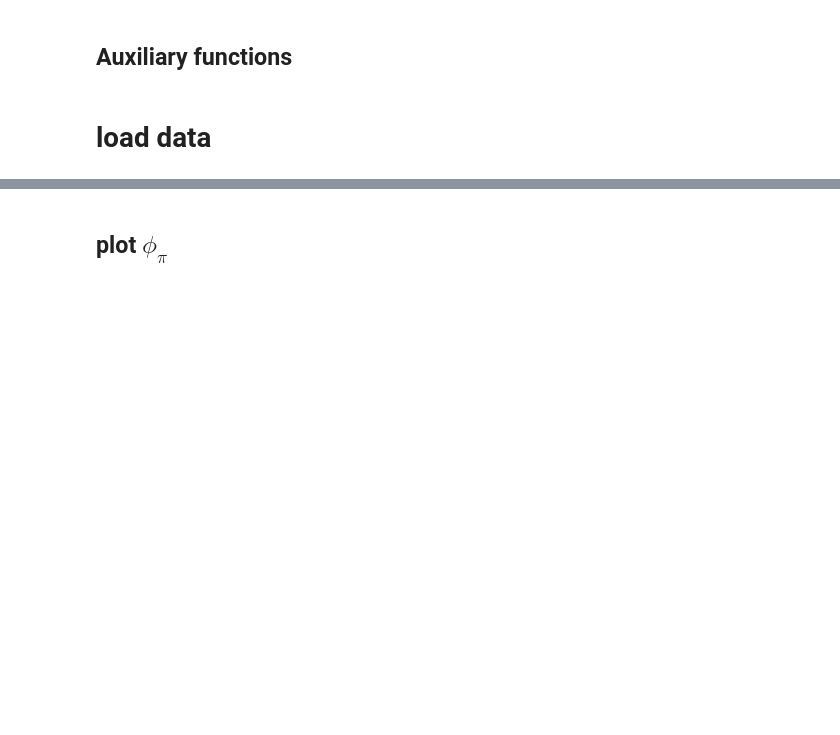
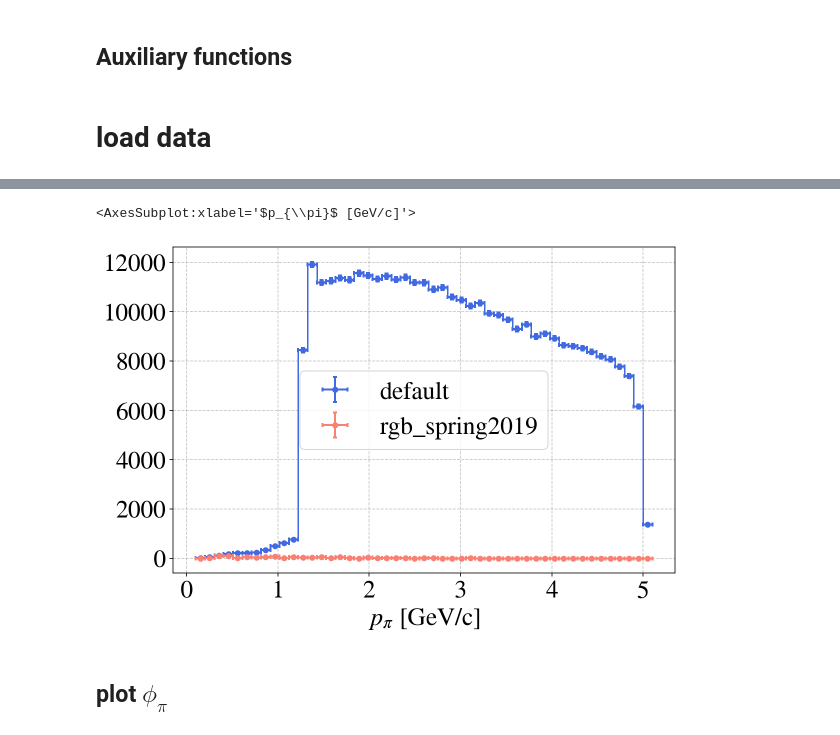
Before and after one commit to erezcoh4/SIDIS_at_BAND, a Jupyter notebook: PythonAnalysis/AcceptanceCorrections/MC_driven_AcceptanceCorrection/phi_Pi_default_vs_rgb_spring2019.ipynb, the cells around one changed output, grey strips where cells are left out. Drawn from its saved outputs; the diff is of its cells as text; code cells hidden in the pictures; blank space fills up the shorter version.

```diff
--- a/PythonAnalysis/AcceptanceCorrections/MC_driven_AcceptanceCorrection/phi_Pi_default_vs_rgb_spring2019.ipynb
+++ b/PythonAnalysis/AcceptanceCorrections/MC_driven_AcceptanceCorrection/phi_Pi_default_vs_rgb_spring2019.ipynb
@@ -34,0 +43,18 @@ done
+# %%
+for piIdx,pi_df,pi_label,pi_print in zip([1,2],[pips,pims],pi_labels,pi_prints):
+    print('-----------------------')
+    print(pi_print)
+    print('-----------------------')
+
+    for label,color in zip(labels,colors):
+        print(label,'gcard')
+        df = pi_df[label]
+        print(len(df),pi_print,'events simulated')
+
+        df = df[(df.e_reconstructed==1)]
+        print(len(df),pi_print,'events electron reconstructed')
+
+        df = df[(df.e_reconstructed==1) & (df.pi_reconstructed==1)]
+        print(len(df),pi_print,'events electron and pion reconstructed')
+
+        print('')
@@ -35,3 +90,21 @@ done
+# %%
+# var = 'pi_Vz'; xlabel = '$v_{\pi}^z$ [cm]'; vmin=-0.1 ; vmax=0.1;
+var = 'pi_P'; xlabel = '$p_{\pi}$ [GeV/c]'; vmin=0.1 ; vmax=5.1;
+# var = 'pi_P_g'; xlabel = '$p_{\pi}^g$ [GeV/c]'; vmin=0.1 ; vmax=5.1;
+# var = 'e_P_g'; xlabel = '$p_{e}^g$ [GeV/c]'; vmin=0.1 ; vmax=5.1;
+# var = 'e_Vz_g'; xlabel = '$v_{e}^z$ [cm]'; vmin=-0.1 ; vmax=0.1;
+
+
+fig,ax=plt.subplots(figsize=(9,6))
+for label,color in zip(labels,colors):
+    df = pims[label]
+    plot_step_hist(df[var], bins=np.linspace(vmin,vmax,50),label=label,color=color)
+    # plot_step_hist(df[var], bins=np.linspace(vmin,vmax,50),label=label)
+set_axes(ax,xlabel,do_add_grid=True,do_add_legend=True)
+# pi_df[label]#['pi_Vz']
+# %% [output]
+<AxesSubplot:xlabel='$p_{\\pi}$ [GeV/c]'>
+[figure, added]
 # %% [markdown]
 ## plot $\phi_\pi$
 # %%
```
Also changed, not shown: parts of 7 cells of this notebook, 3 other files.
